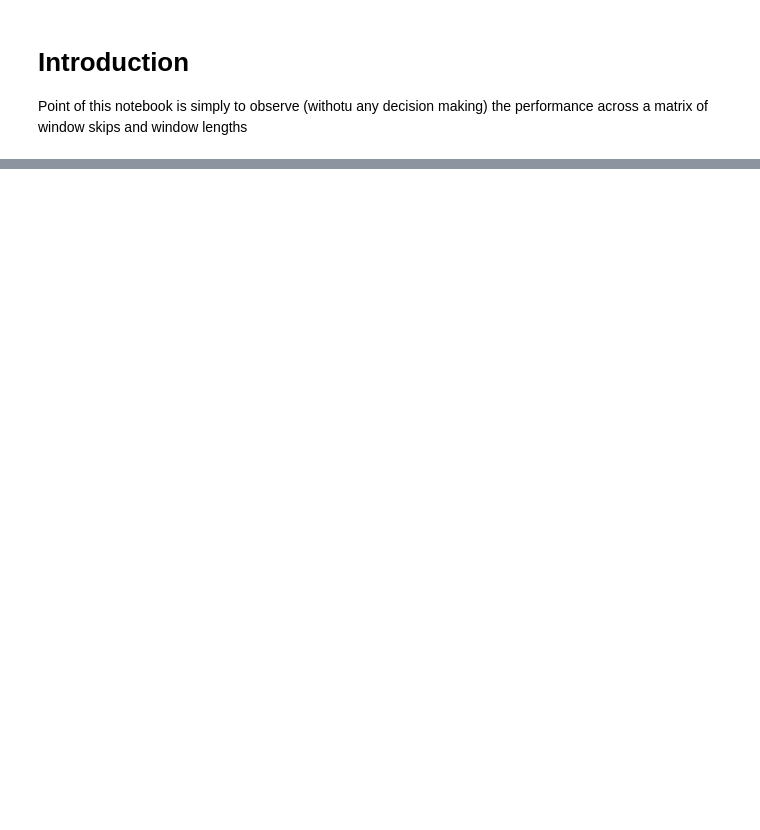
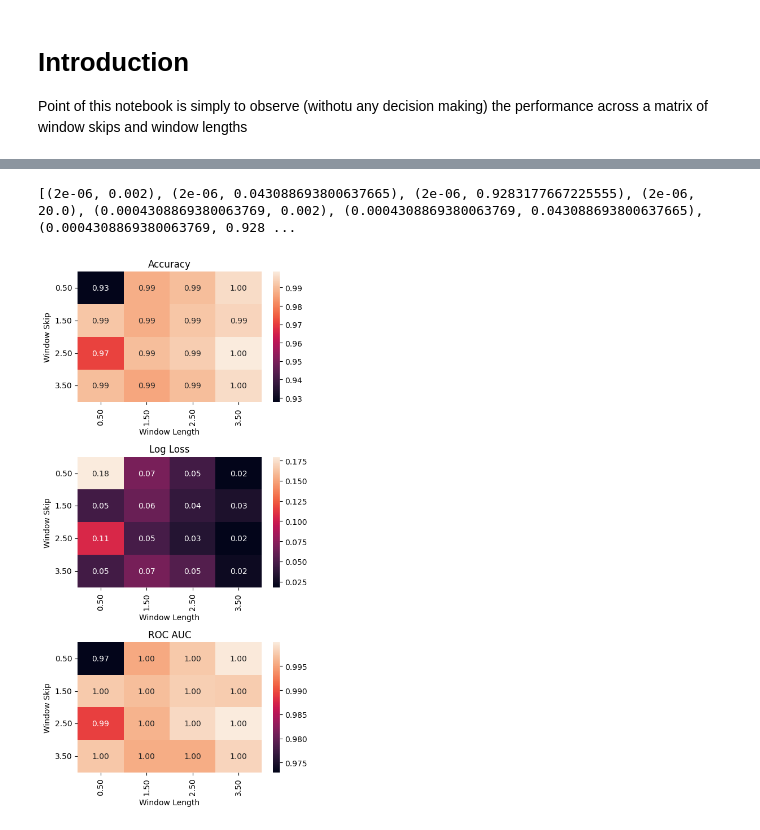
Before and after one commit to OlegKarandin/SampledAttackDetection, a Jupyter notebook: initial_tests.ipynb, the cells around one changed output, grey strips where cells are left out. Drawn from its saved outputs; the diff is of its cells as text; code cells hidden in the pictures; blank space fills up the shorter version.

Commit message:
Added: Decision Forest Training Matrix

```diff
--- a/initial_tests.ipynb
+++ b/initial_tests.ipynb
@@ -112,0 +194,19 @@ for ws, wl in tqdm(options_matrix,desc='Creating datasets'):
+# %%
+# This will be the outer loop that will vall evaluete_performance
+accuracies = []
+log_losses = []
+roc_aucs = []
+for ws, wl in tqdm(options_matrix,desc='Evaluating datasets'):
+    target_name = os.path.join(dataset_dir,dataset_filename.format(ws, wl))
+    if not os.path.exists(target_name):
+        print(f"Could not find {target_name}")
+        raise FileNotFoundError
+    # Load the data
+    df = pd.read_csv(target_name)
+    # Evaluate the data
+    metrics = evaluate_performance(df, ws, wl)
+    accuracies.append(metrics["accuracy"])
+    log_losses.append(metrics["log_loss"])
+    roc_aucs.append(metrics["roc_auc"])
+
+# Plot
@@ -112,0 +286,45 @@ for ws, wl in tqdm(options_matrix,desc='Creating datasets'):
+# %%
+print(options_matrix)
+# %% [output]
+[(2e-06, 0.002), (2e-06, 0.043088693800637665), (2e-06, 0.9283177667225555), (2e-06, 20.0), (0.0004308869380063769, 0.002), (0.0004308869380063769, 0.043088693800637665), (0.0004308869380063769, 0.928 ...
+# %%
+import matplotlib.pyplot as plt
+import seaborn as sns
+from matplotlib.ticker import LogFormatter
+from matplotlib.ticker import FormatStrFormatter
+
+#winskips = [f"{ws:.2f}" for ws, wl in options_matrix]
+#winlens = [f"{wl:.2f}" for ws, wl in options_matrix]
+winskips = [f"{i}" for i in np.linspace(-6, 1, 4)]
+winlens = [f"{i}" for i in np.linspace(-3, 1, 4)]
+
+fig, ax = plt.subplots(3,1,figsize=(5,10))
+
+#formatter = LogFormatter(10, labelOnlyBase=False)
+formatter = FormatStrFormatter("%.2f")
+
+sns.heatmap(np.array(accuracies).reshape(4,4),ax=ax[0],annot=True,fmt=".2f", xticklabels=winskips, yticklabels=winlens)
+ax[0].set_title("Accuracy")
+ax[0].set_xlabel("Window Length")
+ax[0].set_ylabel("Window Skip")
+ax[0].xaxis.set_major_formatter(formatter)
+ax[0].yaxis.set_major_formatter(formatter)
+
+sns.heatmap(np.array(log_losses).reshape(4,4),ax=ax[1],annot=True,fmt=".2f",xticklabels=winskips, yticklabels=winlens)
+ax[1].set_title("Log Loss")
+ax[1].set_xlabel("Window Length")
+ax[1].set_ylabel("Window Skip")
+ax[1].xaxis.set_major_formatter(formatter)
+ax[1].yaxis.set_major_formatter(formatter)
+
+sns.heatmap(np.array(roc_aucs).reshape(4,4),ax=ax[2],annot=True,fmt=".2f",xticklabels=winskips, yticklabels=winlens)
+ax[2].set_title("ROC AUC")
+ax[2].set_xlabel("Window Length")
+ax[2].set_ylabel("Window Skip")
+ax[2].xaxis.set_major_formatter(formatter)
+ax[2].yaxis.set_major_formatter(formatter)
+
+plt.tight_layout()
+plt.show()
+# %% [output]
+[figure, added]
```
Also changed, not shown: parts of 10 cells of this notebook, 2 other files.
